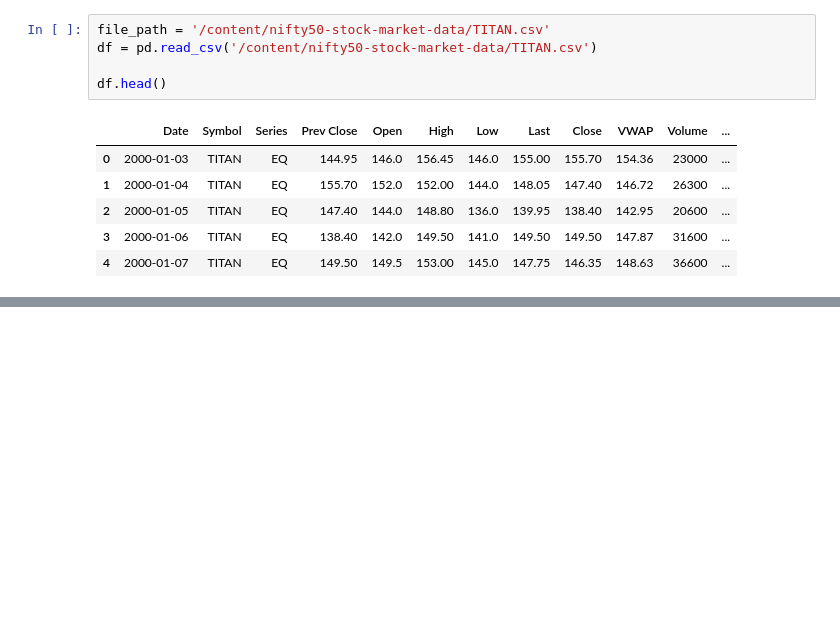
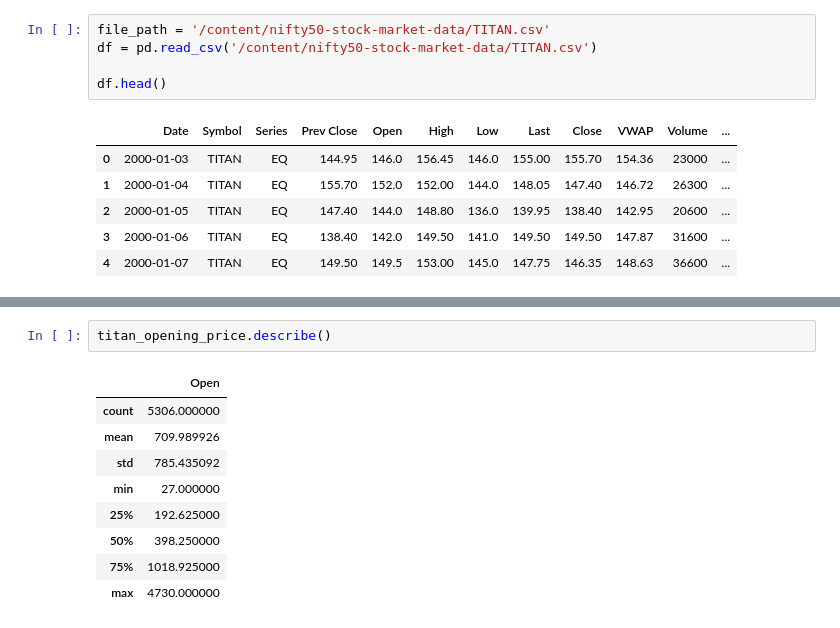
Before and after one commit to hargurjeet/MachineLearning, a Jupyter notebook: Nifty_50_Time_Series_Forecasting.ipynb, the cells around one changed output, grey strips where cells are left out. Cells and saved outputs as stored; diff of their text form; blank space fills up the shorter version.

```diff
--- a/Nifty_50_Time_Series_Forecasting.ipynb
+++ b/Nifty_50_Time_Series_Forecasting.ipynb
@@ -54,0 +67,12 @@ df.head()
+# %%
+titan_opening_price.describe()
+# %% [output]
+|  | Open |
+| count | 5306.000000 |
+| mean | 709.989926 |
+| std | 785.435092 |
+| min | 27.000000 |
+| 25% | 192.625000 |
+| 50% | 398.250000 |
+| 75% | 1018.925000 |
+| max | 4730.000000 |
```
Also changed, not shown: parts of 12 cells of this notebook.
